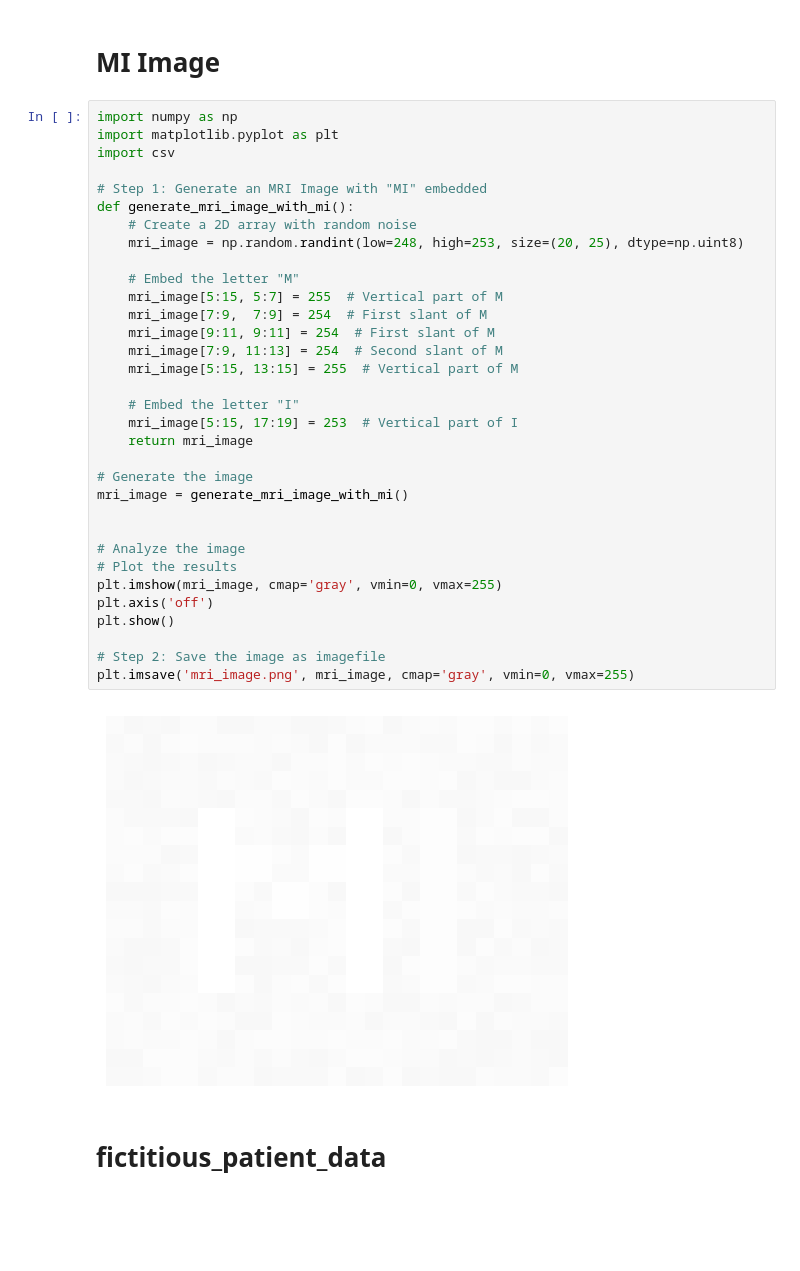
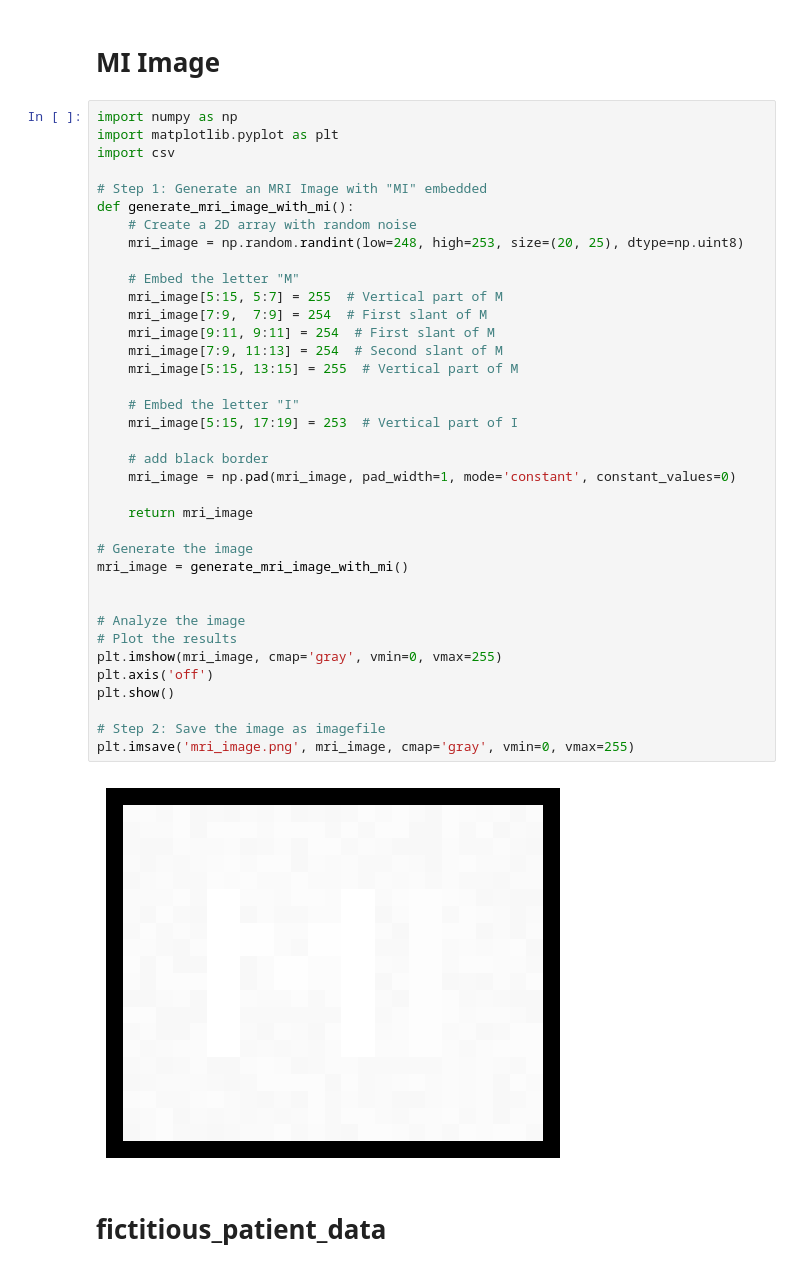
Before and after one commit to stawiskm/pythoncourse, a Jupyter notebook: Assignments/Data/createData.ipynb, the cells around one changed output. Cells and saved outputs as stored; diff of their text form; blank space fills up the shorter version.

```diff
--- a/Assignments/Data/createData.ipynb
+++ b/Assignments/Data/createData.ipynb
@@ -20,34 +20,38 @@ import csv
 
 # Step 1: Generate an MRI Image with "MI" embedded
 def generate_mri_image_with_mi():
     # Create a 2D array with random noise
     mri_image = np.random.randint(low=248, high=253, size=(20, 25), dtype=np.uint8)
 
     # Embed the letter "M"
     mri_image[5:15, 5:7] = 255  # Vertical part of M
     mri_image[7:9,  7:9] = 254  # First slant of M
     mri_image[9:11, 9:11] = 254  # First slant of M
     mri_image[7:9, 11:13] = 254  # Second slant of M
     mri_image[5:15, 13:15] = 255  # Vertical part of M
 
     # Embed the letter "I"
     mri_image[5:15, 17:19] = 253  # Vertical part of I
+
+    # add black border
+    mri_image = np.pad(mri_image, pad_width=1, mode='constant', constant_values=0)
+
     return mri_image
 
 # Generate the image
 mri_image = generate_mri_image_with_mi()
 
 
 # Analyze the image
 # Plot the results
 plt.imshow(mri_image, cmap='gray', vmin=0, vmax=255)
 plt.axis('off')
 plt.show()
 
 # Step 2: Save the image as imagefile
 plt.imsave('mri_image.png', mri_image, cmap='gray', vmin=0, vmax=255)
 # %% [output]
-[figure, old version]
+[figure, new version]
 # %% [markdown]
 # fictitious_patient_data
 # %%
```
Also changed, not shown: 36 other files.
